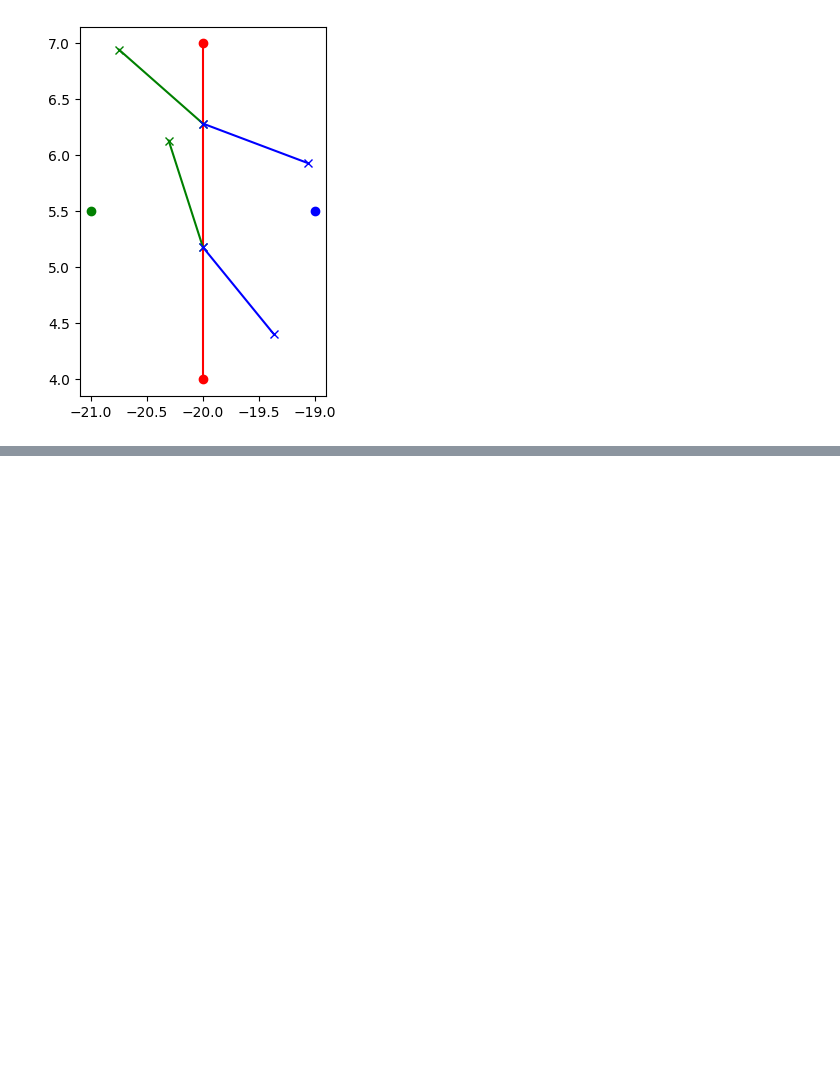
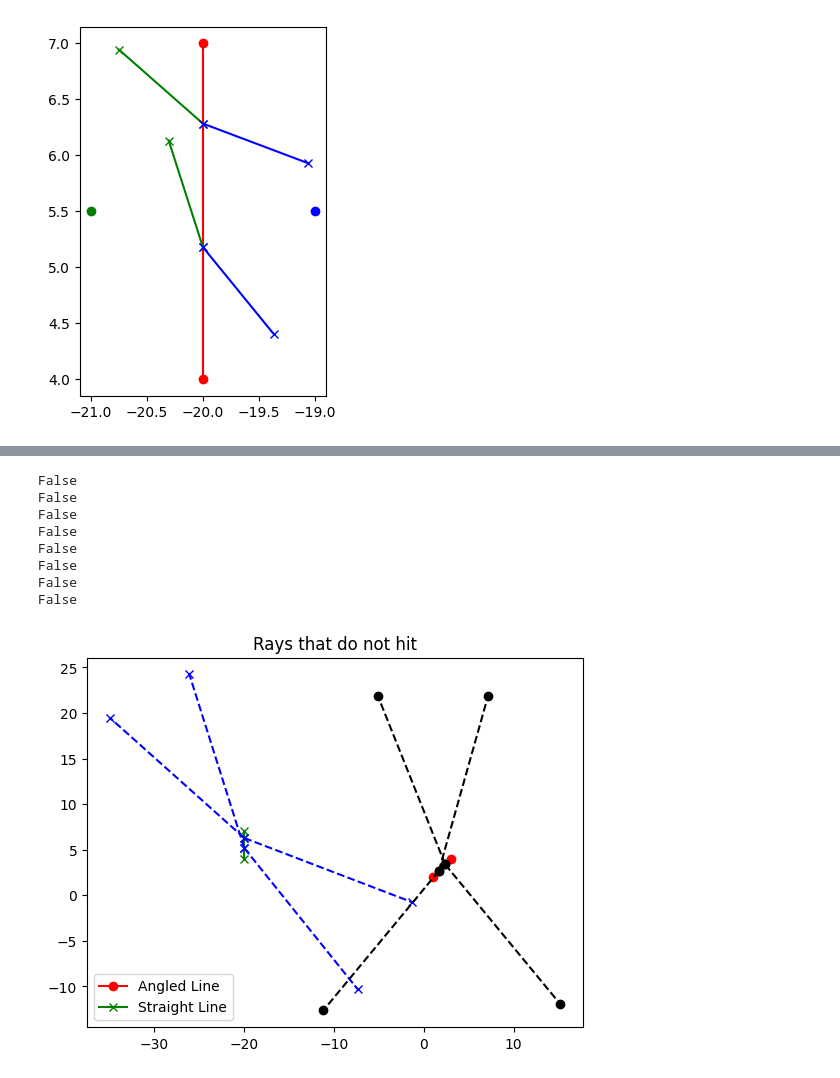
Before and after one commit to engineerjames/view-factor, a Jupyter notebook: python/check.ipynb, the cells around one changed output, grey strips where cells are left out. Drawn from its saved outputs; the diff is of its cells as text; code cells hidden in the pictures; blank space fills up the shorter version.

Commit message:
Finalized the math check jupyter notebook

```diff
--- a/python/check.ipynb
+++ b/python/check.ipynb
@@ -236,0 +265,72 @@ In order to determine if
+# %%
+def does_ray_hit(line: Line2D, ray: Ray) -> bool:
+    dx = math.cos(math.radians(ray.angle))
+    dy = math.sin(math.radians(ray.angle))
+
+    x2_minus_x1 = line.p2.x - line.p1.x
+    y2_minus_y1 = line.p2.y - line.p1.y
+
+    if dy * x2_minus_x1 != dx * y2_minus_y1:
+        d = (dx * y2_minus_y1) - (dy*x2_minus_x1)
+        y_minus_y1 = ray.point.y - line.p1.y
+        x_minus_x1 = ray.point.x - line.p1.x
+
+        if abs(d) != 0.0:
+            r = (((y_minus_y1) * (x2_minus_x1)) - (x_minus_x1) * (y2_minus_y1)) / d
+            s = (((y_minus_y1) * dx) - (x_minus_x1 * dy)) / d
+
+            if r >= 0.0 and s >= 0.0 and s <= 1.0:
+                return True
+
+    return False
+
+plt.plot()
+
+angled_line = line1
+straight_line = line2
+
+# First plot our two lines
+plot_line(angled_line, marker='o', color='red')
+plot_line(straight_line, marker='x', color='green')
+
+viewable_ray_length = 20
+
+# Then, plot the rays for the straight line on the left
+ray_color = "blue"
+for ray in straight_rays:
+    ray.length = viewable_ray_length
+    plt.plot(
+        [ray.point.x, ray.getEndPoint().x],
+        [ray.point.y, ray.getEndPoint().y],
+        marker="x",
+        linestyle='dashed',
+        color=ray_color,
+    )
+    print(does_ray_hit(angled_line, ray))
+
+# Now the rays for the angled line on the right
+ray_color = "black"
+for ray in angled_rays:
+    ray.length = viewable_ray_length
+    plt.plot(
+        [ray.point.x, ray.getEndPoint().x],
+        [ray.point.y, ray.getEndPoint().y],
+        marker="o",
+        linestyle='dashed',
+        color=ray_color,
+    )
+    print(does_ray_hit(straight_line, ray))
+
+plt.title("Rays that do not hit")
+plt.legend(['Angled Line','Straight Line'])
+plt.show()
+# %% [output]
+False
+False
+False
+False
+False
+False
+False
+False
+[figure, added]
```
Also changed, not shown: parts of 5 cells of this notebook.
